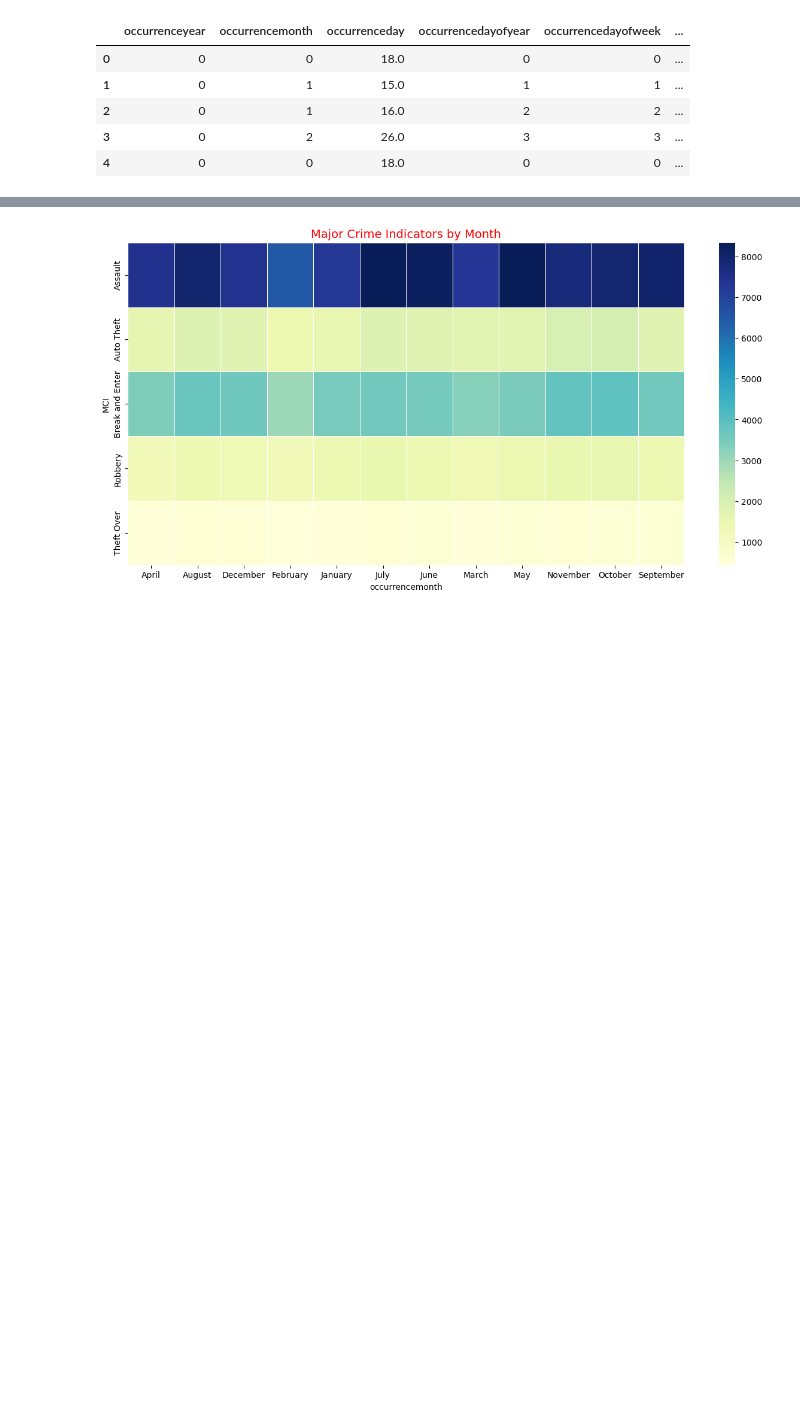
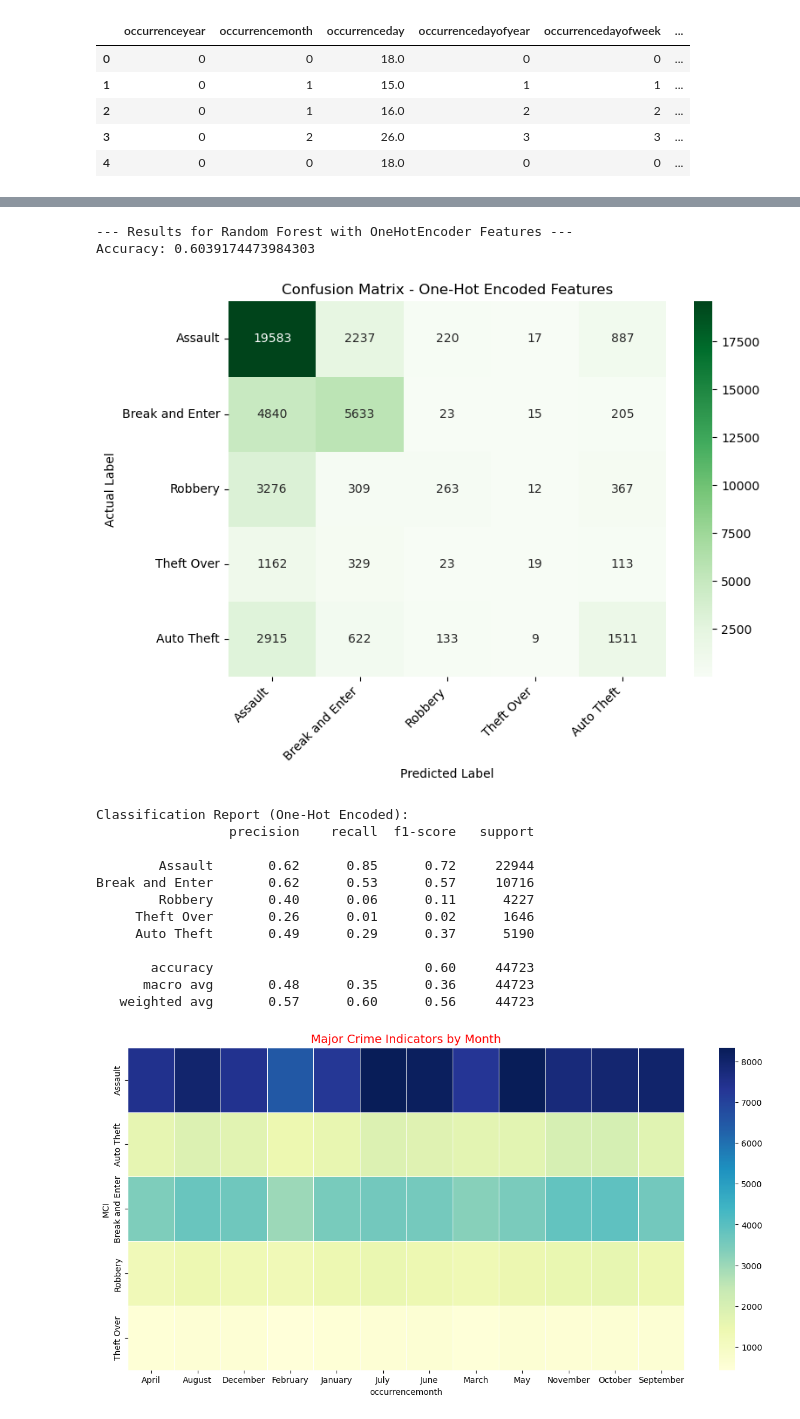
Before and after one commit to AdityaHebballe/NNDL-Project, a Jupyter notebook: Crime Prediction_clustering.ipynb, the cells around one changed output, grey strips where cells are left out. Drawn from its saved outputs; the diff is of its cells as text; code cells hidden in the pictures; blank space fills up the shorter version.

```diff
--- a/Crime Prediction_clustering.ipynb
+++ b/Crime Prediction_clustering.ipynb
@@ -255,3 +243,45 @@ Break and Enter       0.62      0.53      0.57     10716
+# %%
+print("\n--- Results for Random Forest with OneHotEncoder Features ---")
+
+classifier_OH = RandomForestClassifier(n_estimators = 100, criterion = 'entropy', random_state = 42)
+classifier_OH.fit(X_train_OH, y_train_OH)
+y_pred_OH = classifier_OH.predict(X_test_OH)
+
+
+print("Accuracy:", accuracy_score(y_test_OH, y_pred_OH))
+
+cm_OH = confusion_matrix(y_test_OH, y_pred_OH)
+
+plt.figure(figsize=(8, 6))
+sns.heatmap(cm_OH, annot=True, fmt='d', cmap='Greens',
+            xticklabels=definition_list_MCI,
+            yticklabels=definition_list_MCI)
+plt.title('Confusion Matrix - One-Hot Encoded Features')
+plt.ylabel('Actual Label')
+plt.xlabel('Predicted Label')
+plt.xticks(rotation=45, ha='right')
+plt.yticks(rotation=0)
+plt.tight_layout()
+plt.show()
+
+print("\nClassification Report (One-Hot Encoded):")
+print(classification_report(y_test_OH, y_pred_OH, target_names=definition_list_MCI))
+# %% [output]
+--- Results for Random Forest with OneHotEncoder Features ---
+Accuracy: 0.6039174473984303
+[figure, added]
+Classification Report (One-Hot Encoded):
+                 precision    recall  f1-score   support
+
+        Assault       0.62      0.85      0.72     22944
+Break and Enter       0.62      0.53      0.57     10716
+        Robbery       0.40      0.06      0.11      4227
+     Theft Over       0.26      0.01      0.02      1646
+     Auto Theft       0.49      0.29      0.37      5190
+
+       accuracy                           0.60     44723
+      macro avg       0.48      0.35      0.36     44723
+   weighted avg       0.57      0.60      0.56     44723
 # %%
 import seaborn as sns
 mci_monthwise = df.groupby(['occurrencemonth', 'MCI'], as_index=False).agg({'Total': 'sum'})
```
Also changed, not shown: parts of 3 cells of this notebook.
